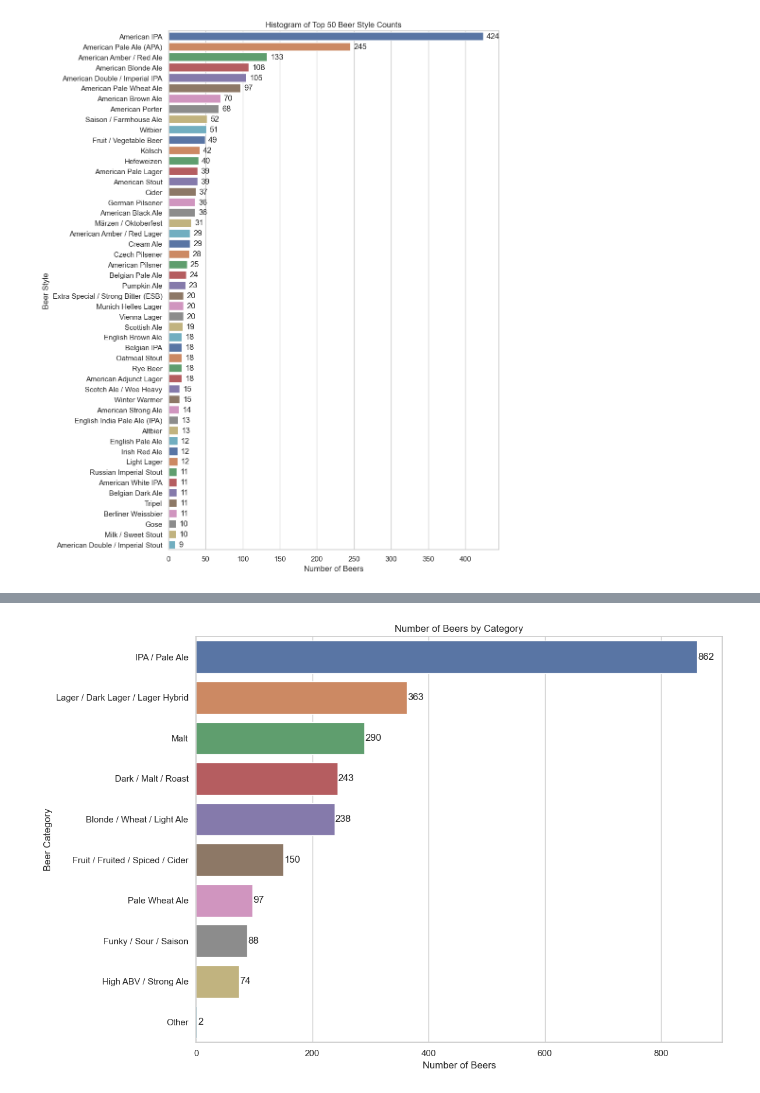
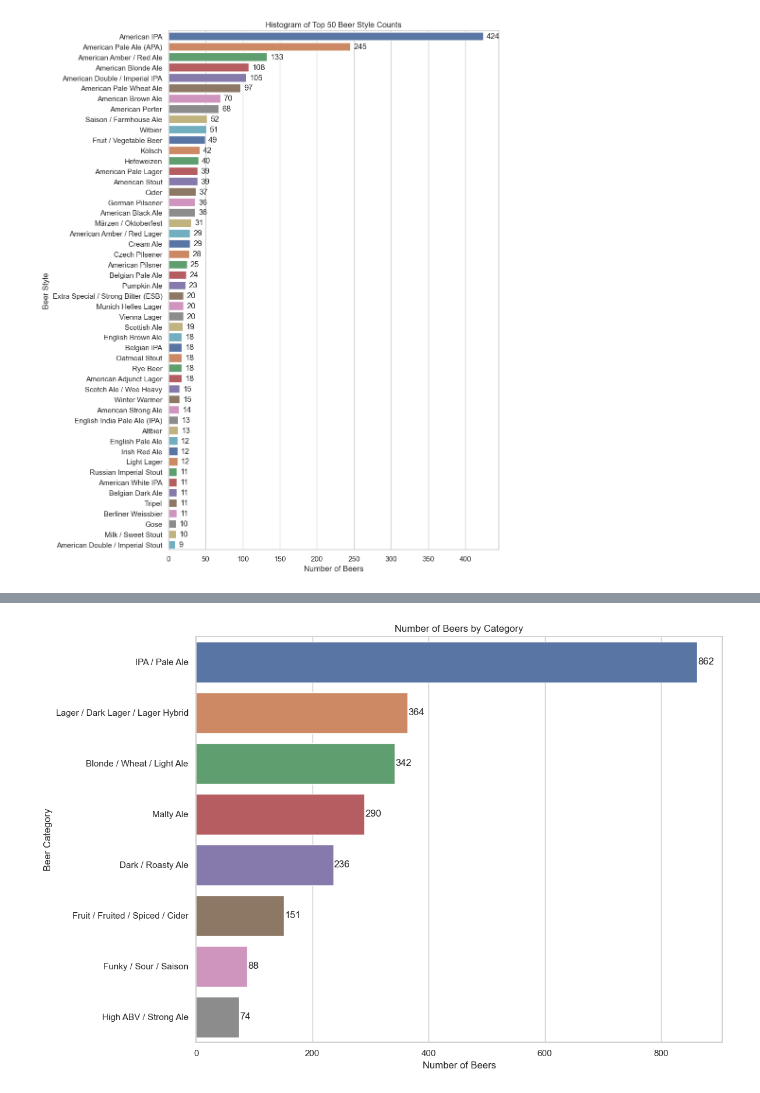
Before and after one commit to DapperKapper/Portfolio, a Jupyter notebook: BeerandBreweryExercise/BeerAnalysis.ipynb, the cells around one changed output, grey strips where cells are left out. Saved outputs shown, nothing was run; the diff lists cells and outputs as text; code cells hidden in the pictures.

Commit message:
Added visuals and cleaned up analysis/markdown sections

```diff
--- a/BeerandBreweryExercise/BeerAnalysis.ipynb
+++ b/BeerandBreweryExercise/BeerAnalysis.ipynb
@@ -321,13 +351,12 @@ Other: This category might encompass experimental beers or styles that don’t f
 def classify_beer_style(style):
     style_lower = style.lower()
     categories = {
-        'Pale Wheat Ale': r'(pale wheat)',
-        'IPA / Pale Ale': r'(ipa|pale)(?!.*lager)',
-        'Lager / Dark Lager / Lager Hybrid': r'(lager|pilsner|pilsener|bock|kölsch|oktober|schwarz|altbier|märzen)',
-        'Malt': r'(malt|rye|red|brown|amber|dubbel|dunkel|keller|esb|bitter|roggen)',
-        'Dark / Malt / Roast': r'(stout|porter|dark|black|rauch|smoke)',
+        'IPA / Pale Ale': r'(ipa|pale)(?!.*wheat|.*lager)',
+        'Lager / Dark Lager / Lager Hybrid': r'(lager|pilsner|pilsener|bock|kölsch|oktober|schwarz|altbier|märzen|low alcohol)',
+        'Malty Ale': r'(malt|rye|red|brown|amber|dubbel|dunkel|keller|esb|bitter|roggen)',
         'Blonde / Wheat / Light Ale': r'(wheat|wit|cream|hefe|weizen|blonde|abbey|common)',
-        'Fruit / Fruited / Spiced / Cider': r'(fruit|spice|cider|pumpkin|old|braggot|mead|warmer|shandy|radler|chile)',
+        'Dark / Roasty Ale': r'(stout|porter|dark|black|rauch|smoke)',
+        'Fruit / Fruited / Spiced / Cider': r'(fruit|spice|cider|pumpkin|old|braggot|mead|warmer|shandy|radler|chile|other)',
         'High ABV / Strong Ale': r'(strong|barleywine|tripel|quad|scott|wee|heavy)',
         'Funky / Sour / Saison': r'(gose|wild|berliner|saison|farm|garde|grisette|flanders|bruin)',
     }
@@ -338,31 +367,31 @@ def classify_beer_style(style):
     return 'Other'
 
 # Create a new column for beer category based on the style
 df['Beer Category'] = df['Beer Style'].apply(classify_beer_style)
 
 # Function to plot beer category counts with custom tick labels
 def plot_beer_categories(counts):
     plt.figure(figsize=(12, 8))
     sns.set_theme(style="whitegrid")
     ax = sns.barplot(y=counts.index, x=counts.values, palette="deep")
 
     # Adding count labels on each bar
     for i, value in enumerate(counts.values):
         ax.text(value + 1, i, f"{value}", va='center')  # Labels slightly offset to the right of the bar
 
     # Setting custom x-axis tick labels with thousands separators
     ax.set_xticklabels([f"{int(x):,}" for x in ax.get_xticks()])
 
     plt.ylabel("Beer Category")
     plt.xlabel("Number of Beers")
     plt.title("Number of Beers by Category")
     plt.tight_layout()
     plt.show()
 
 # Count the occurrences of each beer category
 beer_category_counts = df['Beer Category'].value_counts()
 
 # Plot the histogram for the different beer categories
 plot_beer_categories(beer_category_counts)
 # %% [output]
-[figure, old version]
+[figure, new version]
```
Also changed, not shown: parts of 11 cells of this notebook.
